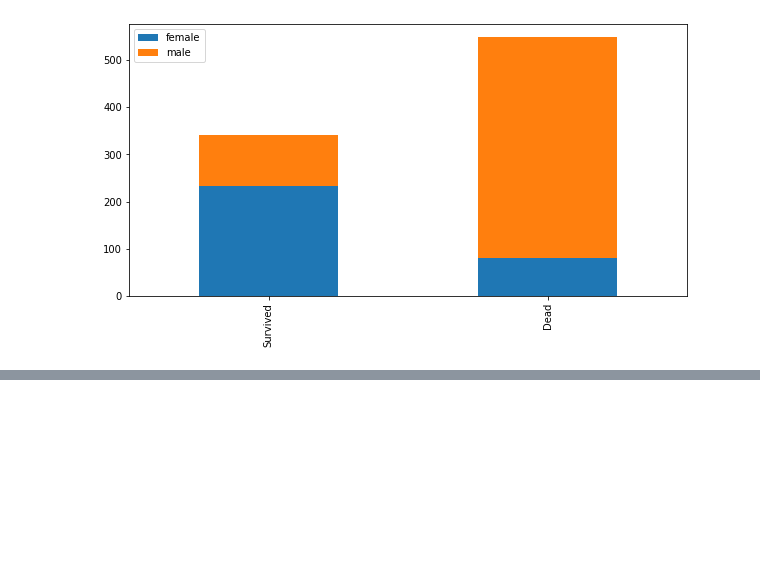
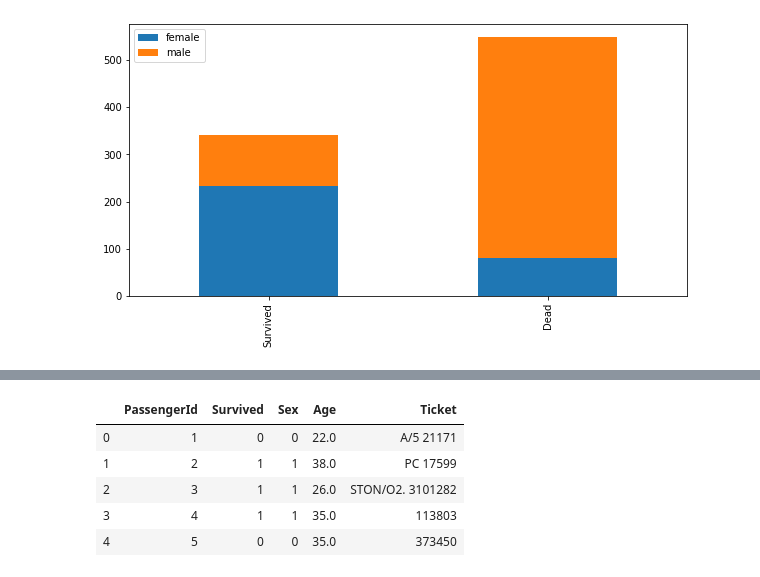
Before and after one commit to skyepodium/kaggle, a Jupyter notebook: titanic/Untitled.ipynb, the cells around one changed output, grey strips where cells are left out. Drawn from its saved outputs; the diff is of its cells as text; code cells hidden in the pictures; blank space fills up the shorter version.

```diff
--- a/titanic/Untitled.ipynb
+++ b/titanic/Untitled.ipynb
@@ -40,0 +59,24 @@ bar_chart('Sex')
+# %%
+train.drop('Name', axis=1, inplace=True)
+test.drop('Name', axis=1, inplace=True)
+train.drop('Embarked', axis=1, inplace=True)
+test.drop('Embarked', axis=1, inplace=True)
+train.drop('Parch', axis=1, inplace=True)
+test.drop('Parch', axis=1, inplace=True)
+train.drop('Fare', axis=1, inplace=True)
+test.drop('Fare', axis=1, inplace=True)
+train.drop('Cabin', axis=1, inplace=True)
+test.drop('Cabin', axis=1, inplace=True)
+train.drop('SibSp', axis=1, inplace=True)
+test.drop('SibSp', axis=1, inplace=True)
+train.drop('Pclass', axis=1, inplace=True)
+test.drop('Pclass', axis=1, inplace=True)
+# %%
+train.head()
+# %% [output]
+|  | PassengerId | Survived | Sex | Age | Ticket |
+| 0 | 1 | 0 | 0 | 22.0 | A/5 21171 |
+| 1 | 2 | 1 | 1 | 38.0 | PC 17599 |
+| 2 | 3 | 1 | 1 | 26.0 | STON/O2. 3101282 |
+| 3 | 4 | 1 | 1 | 35.0 | 113803 |
+| 4 | 5 | 0 | 0 | 35.0 | 373450 |
```
Also changed, not shown: parts of 22 cells of this notebook, 1 other file.
